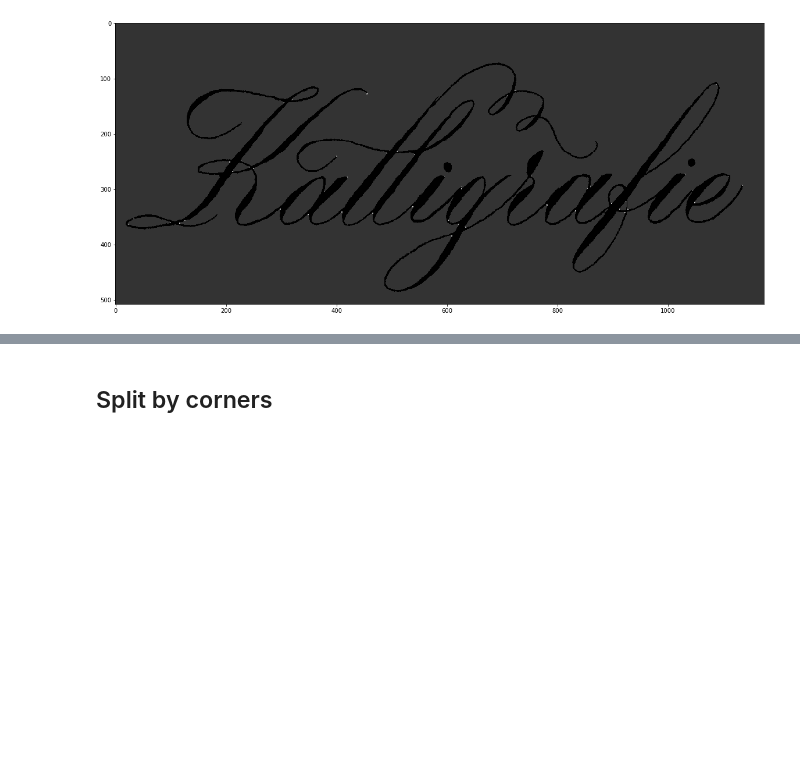
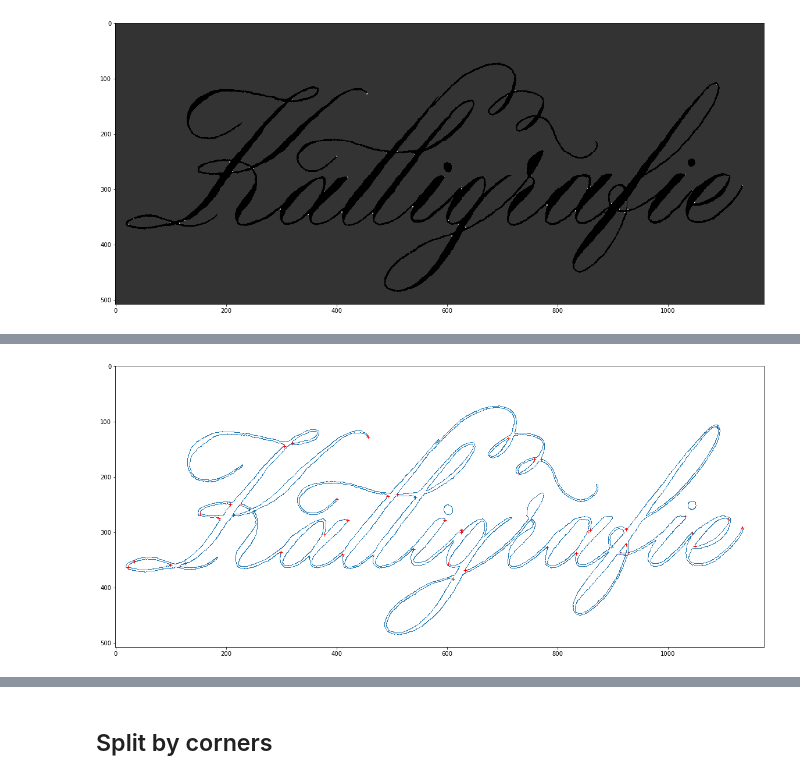
Before and after one commit to wechtits19/calligraphy-vectorization, a Jupyter notebook: test.ipynb, the cells around one changed output, grey strips where cells are left out. Drawn from its saved outputs; the diff is of its cells as text; code cells hidden in the pictures; blank space fills up the shorter version.

```diff
--- a/test.ipynb
+++ b/test.ipynb
@@ -183,0 +153,97 @@ plt.show()
+# %%
+from skimage.feature import peak_local_max
+
+corner_coords = peak_local_max(corners)
+print(corner_coords)
+
+x_vals = []
+y_vals = []
+for c in contours:
+    for x in c[:, 1]:
+        x_vals.append(x)
+    for y in c[:, 0]:
+        y_vals.append(y)
+
+all_contours = np.array([y_vals, x_vals]).transpose()
+#print(np.shape(all_contours))
+print(all_contours)
+
+
+##############################################################
+# Move coordinates onto contour
+##############################################################
+corrected_corners = []
+# From a corner peak local max go in x, y until you reach contour
+# (max. 5 px, otherwise outside corner -> fallback to the closest contour point)
+for coord in corner_coords:
+    # Skip if already on contour
+    if any(np.equal(all_contours, coord).all(1)):
+        print('skipped')
+        continue
+
+    x = coord[1]
+    y = coord[0]
+    x_direction = 0
+    y_direction = 0
+    x_corr = 0
+    y_corr = 0
+    for i in range(1, 11):
+        # Search x
+        if x_direction == 0:
+            if y == 237.5 and x == 542:
+                print(x, y)
+
+            if any(np.equal(all_contours, [y, x + i/2]).all(1)):
+                x_direction = 1
+                x_corr = i/2
+            elif any(np.equal(all_contours, [y, x - i/2]).all(1)):
+                x_direction = -1
+                x_corr = -i/2
+
+        # Search y
+        if y_direction == 0:
+            if any(np.equal(all_contours, [y + i/2, x]).all(1)):
+                y_direction = 1
+                y_corr = i/2
+            elif any(np.equal(all_contours, [y - i/2, x]).all(1)):
+                y_direction = -1
+                y_corr = -i/2
+
+    # Move corner
+    if x_direction != 0 and y_direction != 0:
+        for i in range(1, 21):
+            # Move diagonal
+            if any(np.equal(all_contours, [y + (i/2 * y_direction), x + (i/2 * x_direction)]).all(1)):
+                corrected_corners.append(np.array([y + (i/2 * y_direction), x + (i/2 * x_direction)]))
+                print('diag')
+                break
+            # Check adjacent pixel to not jump over a thin contour
+            elif abs(x_corr) >= abs(y_corr):
+                if any(np.equal(all_contours, [y + (i/2 * y_direction), x + ((i/2 - 0.5) * x_direction)]).all(1)):
+                    corrected_corners.append(np.array([y + (i/2 * y_direction), x + ((i/2 - 0.5) * x_direction)]))
+                    print('x+')
+                    break
+            else:
+                if any(np.equal(all_contours, [y + ((i/2 - 0.5) * y_direction), x + (i/2 * x_direction)]).all(1)):
+                    corrected_corners.append(np.array([y + ((i/2 - 0.5) * y_direction), x + (i/2 * x_direction)]))
+                    print('y+')
+                    break
+        else:
+            print(f'{coord} could not be moved to contour.')
+
+    # Fallback to initial solution for outside corners
+    else:
+        print('fallback', x_direction, y_direction)
+        distances = np.sqrt((all_contours[:, 0] - y) ** 2 + (all_contours[:, 1] - x) ** 2)
+        corrected_corners.append(all_contours[np.argmin(distances)])
+
+corrected_corners = np.asarray(corrected_corners)
+##############################################################
+
+fig, ax = plt.subplots()
+ax.imshow(contour_img, alpha=0)  # for shape of plot
+ax.plot(all_contours[:, 1], all_contours[:, 0], linestyle='none', marker=',')
+ax.plot(corner_coords[:, 1], corner_coords[:, 0], antialiased=False, marker=',', linestyle='none')
+ax.plot(corrected_corners[:, 1], corrected_corners[:, 0], 'r+')
+plt.show()
+# %% [output]
@@ -183,0 +267 @@ plt.show()
+[figure, added]
```
Also changed, not shown: parts of 12 cells of this notebook.
